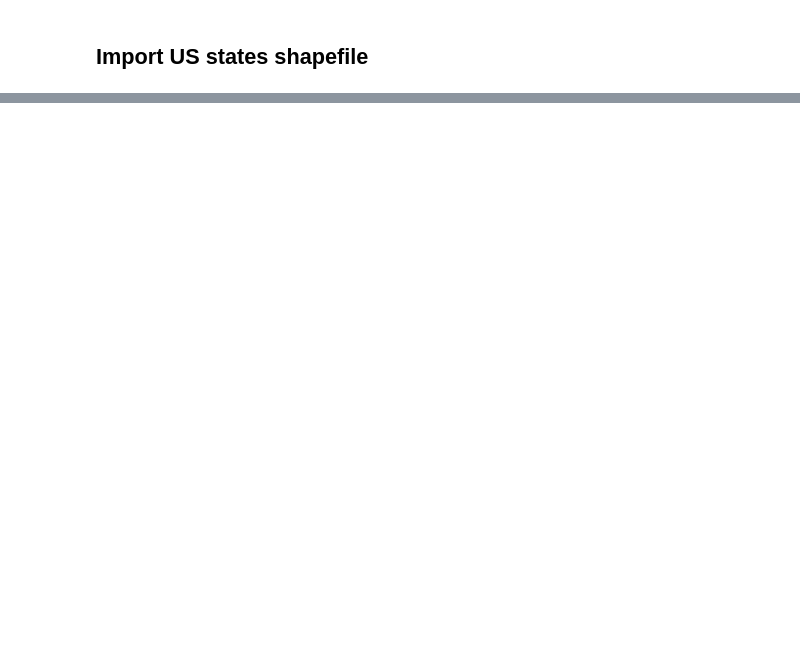
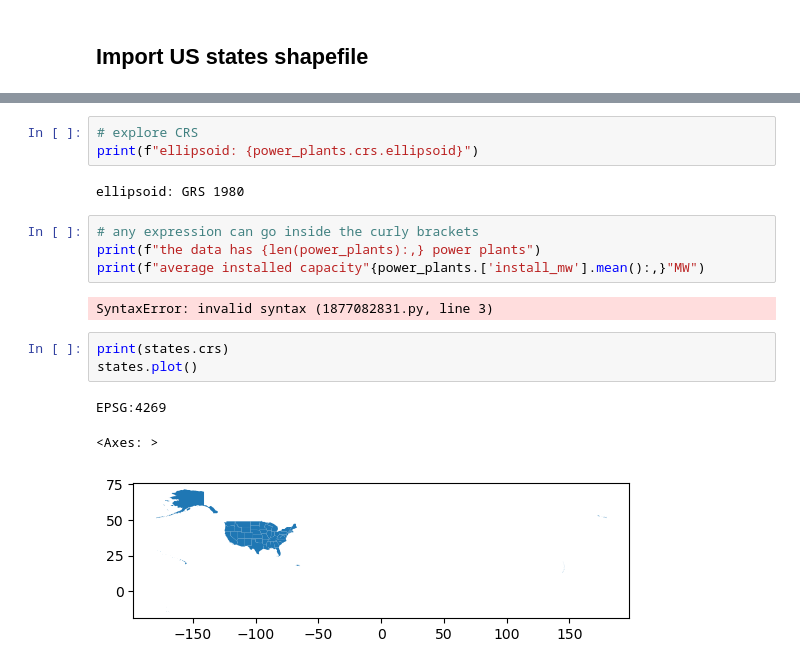
Before and after one commit to eowen19/eds220-in-class, a Jupyter notebook: lesson-12-streamline-your-code.ipynb, the cells around one changed output, grey strips where cells are left out. Drawn from its saved outputs; the diff is of its cells as text; blank space fills up the shorter version.

```diff
--- a/lesson-12-streamline-your-code.ipynb
+++ b/lesson-12-streamline-your-code.ipynb
@@ -59,0 +102,18 @@ states.head(3)
+# %%
+# explore CRS
+print(f"ellipsoid: {power_plants.crs.ellipsoid}")
+# %% [output]
+ellipsoid: GRS 1980
+# %%
+# any expression can go inside the curly brackets
+print(f"the data has {len(power_plants):,} power plants")
+print(f"average installed capacity"{power_plants.['install_mw'].mean():,}"MW")
+# %% [output]
+SyntaxError: invalid syntax (1877082831.py, line 3)
+# %%
+print(states.crs)
+states.plot()
+# %% [output]
+EPSG:4269
+<Axes: >
+[figure, added]
```
Also changed, not shown: parts of 18 cells of this notebook.
